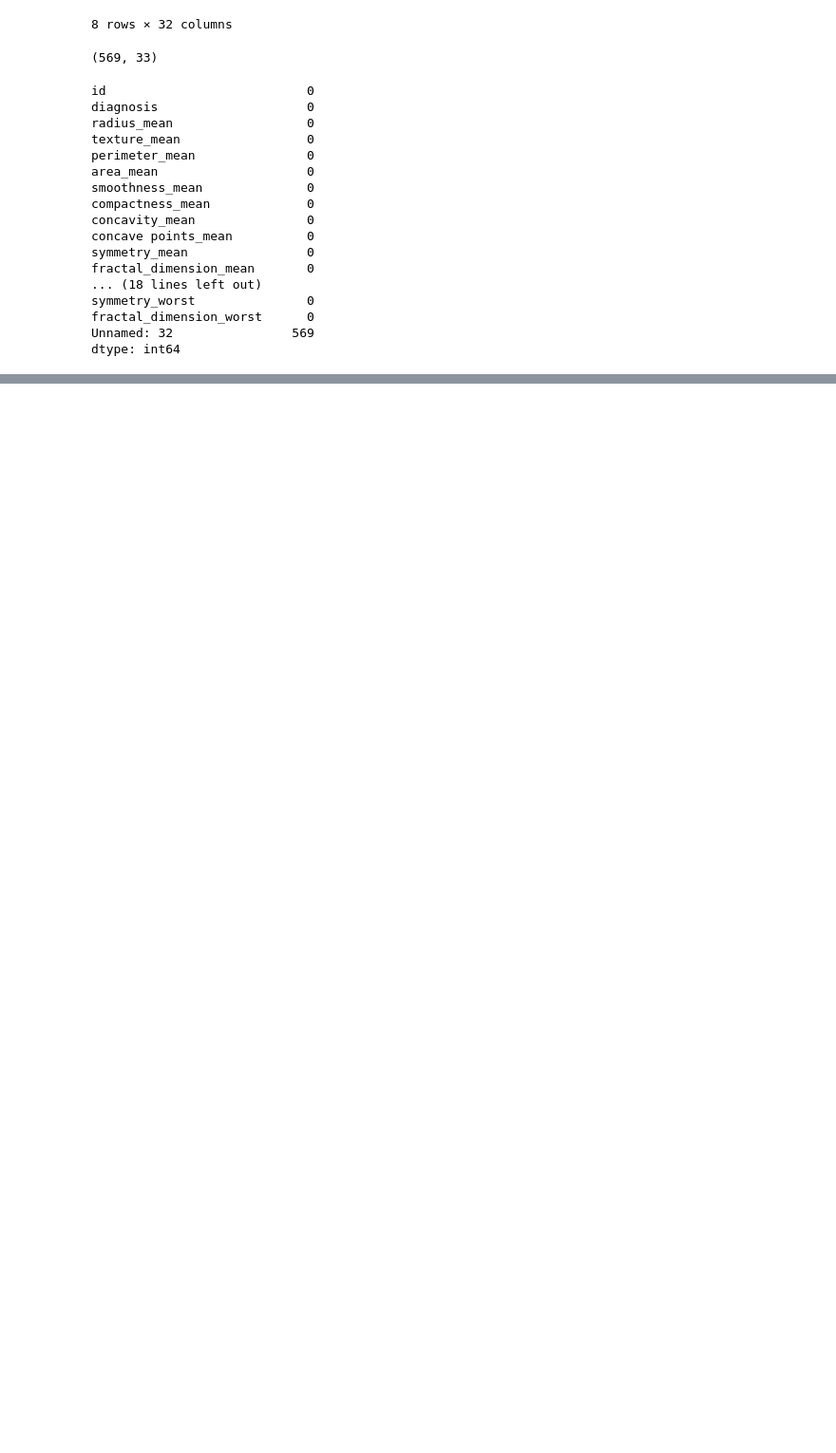
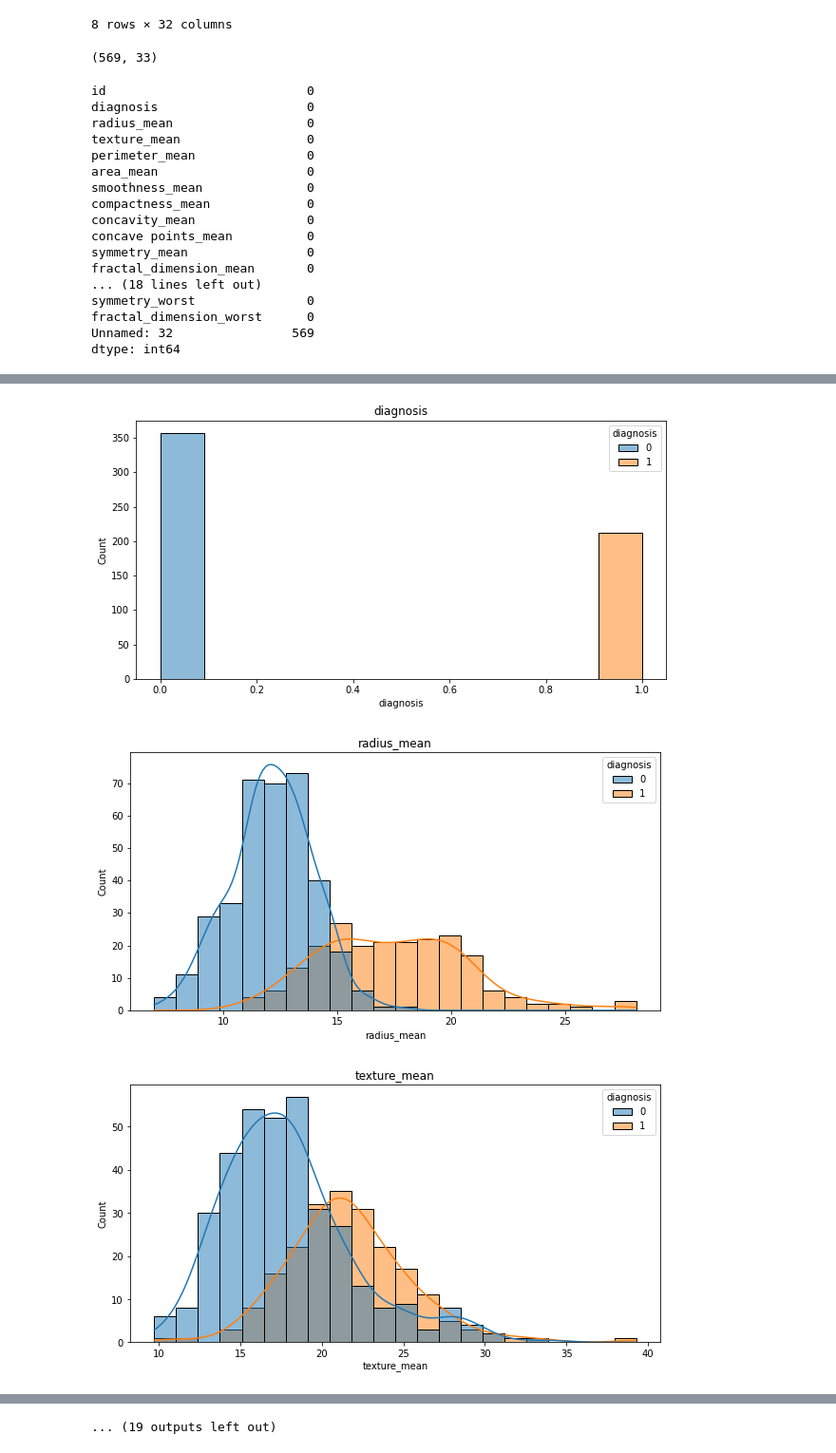
Before and after one commit to ismailucrn/Breast-Cancer-Detection, a Jupyter notebook: breast_cancer_detection.ipynb, the cells around one changed output, grey strips where cells are left out. Shown at 95% size. Saved outputs shown, nothing was run; the diff lists cells and outputs as text; code cells hidden in the pictures; blank space fills up the shorter version.

```diff
--- a/breast_cancer_detection.ipynb
+++ b/breast_cancer_detection.ipynb
@@ -77,0 +89,10 @@ dtype: int64
+# %%
+for i in data_col:
+    fig, ax = plt.subplots(figsize=(10, 5))
+    sns.histplot(data = data, x = i, hue = 'diagnosis', kde=True)
+    plt.title(i)
+    plt.show()
+# %% [output]
+[figure, added]
+[figure, added]
+[figure, added]
@@ -77,0 +108 @@ dtype: int64
+... (19 outputs left out)
```
Also changed, not shown: parts of 7 cells of this notebook.
